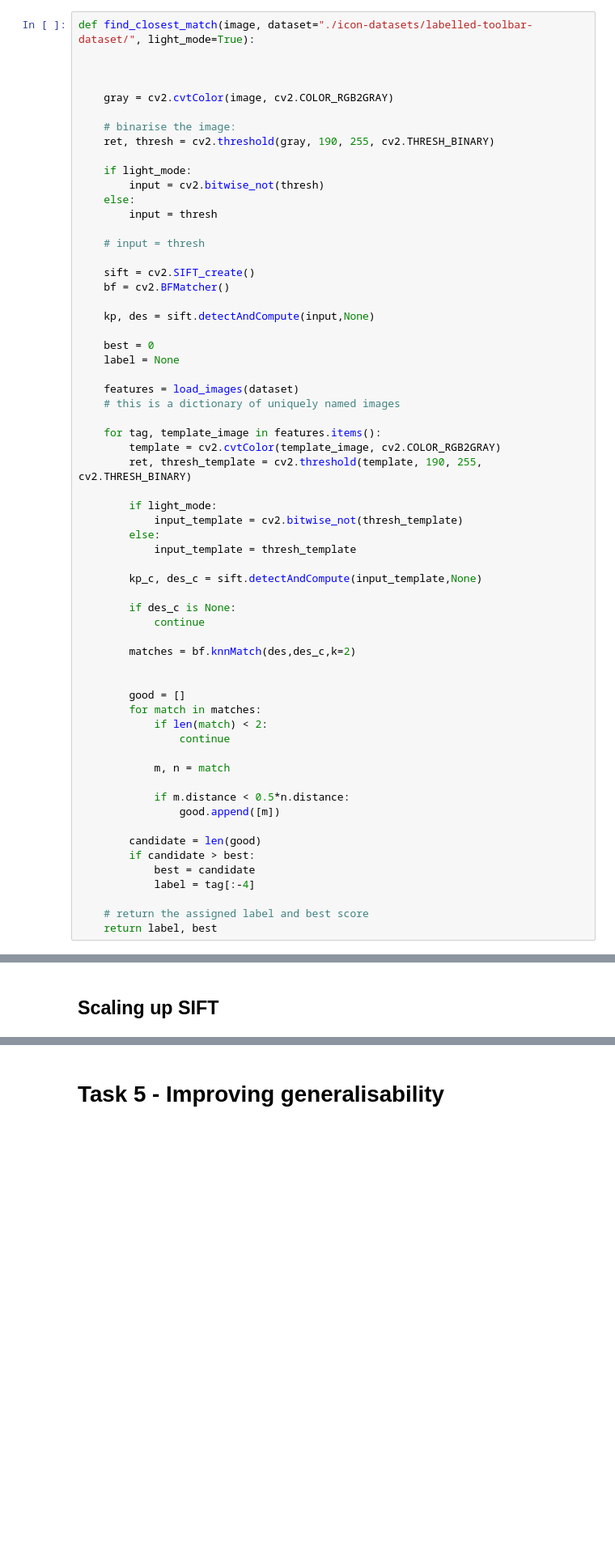
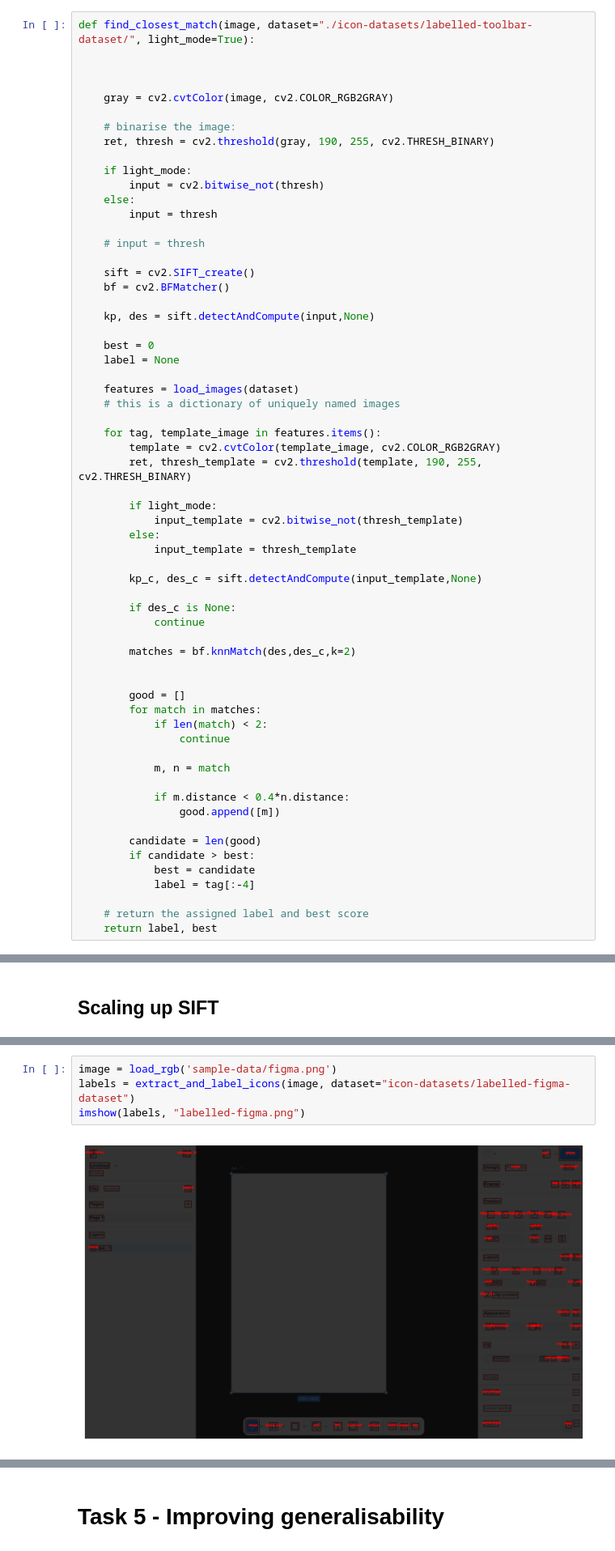
Before and after one commit to marcitt/DVS-Project, a Jupyter notebook: gui-analysis-notebook.ipynb, the cells around one changed output, grey strips where cells are left out. Shown at 81% size. Saved outputs shown, nothing was run; the diff lists cells and outputs as text; blank space fills up the shorter version.

```diff
--- a/gui-analysis-notebook.ipynb
+++ b/gui-analysis-notebook.ipynb
@@ -449,7 +449,7 @@ def find_closest_match(image, dataset="./icon-datasets/labelled-toolbar-dataset/
 
             m, n = match
 
-            if m.distance < 0.5*n.distance:
+            if m.distance < 0.4*n.distance:
                 good.append([m])
 
         candidate = len(good)
@@ -609,0 +532,6 @@ error: OpenCV(4.13.0) /Users/xperience/GHA-OpenCV-Python/_work/opencv-python/ope
+# %%
+image = load_rgb('sample-data/figma.png')
+labels = extract_and_label_icons(image, dataset="icon-datasets/labelled-figma-dataset")
+imshow(labels, "labelled-figma.png")
+# %% [output]
+[figure, added]
```
Also changed, not shown: parts of 4 cells of this notebook, 1 other file.
